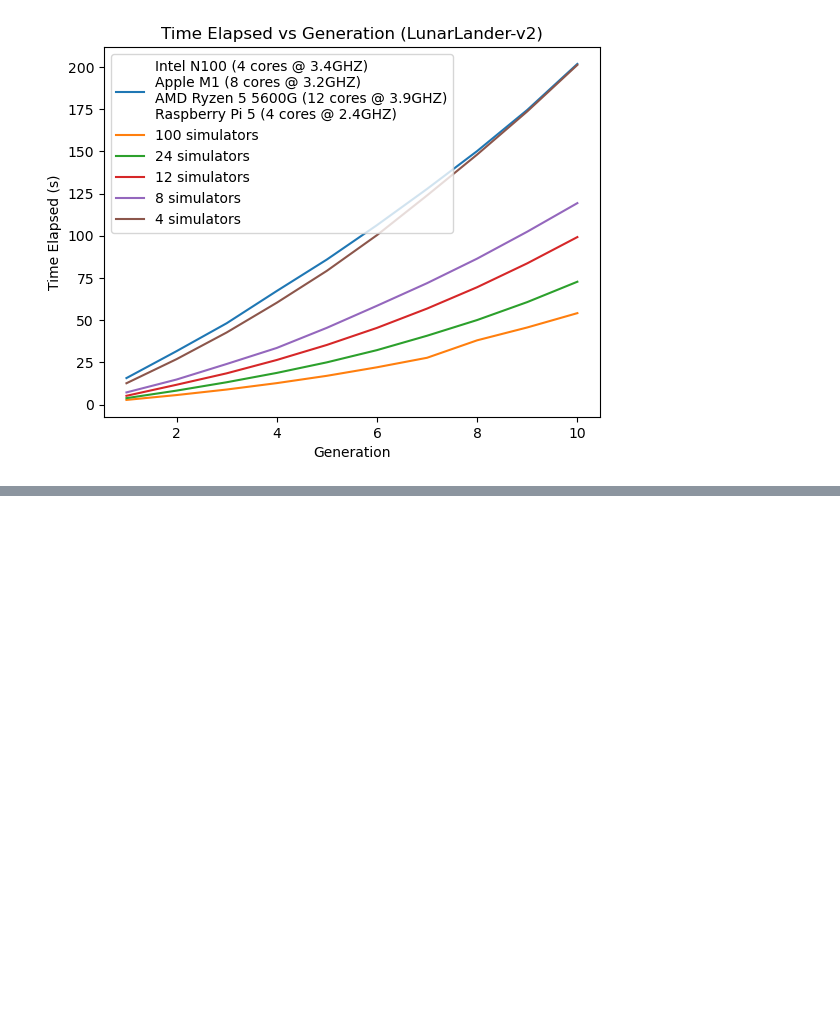
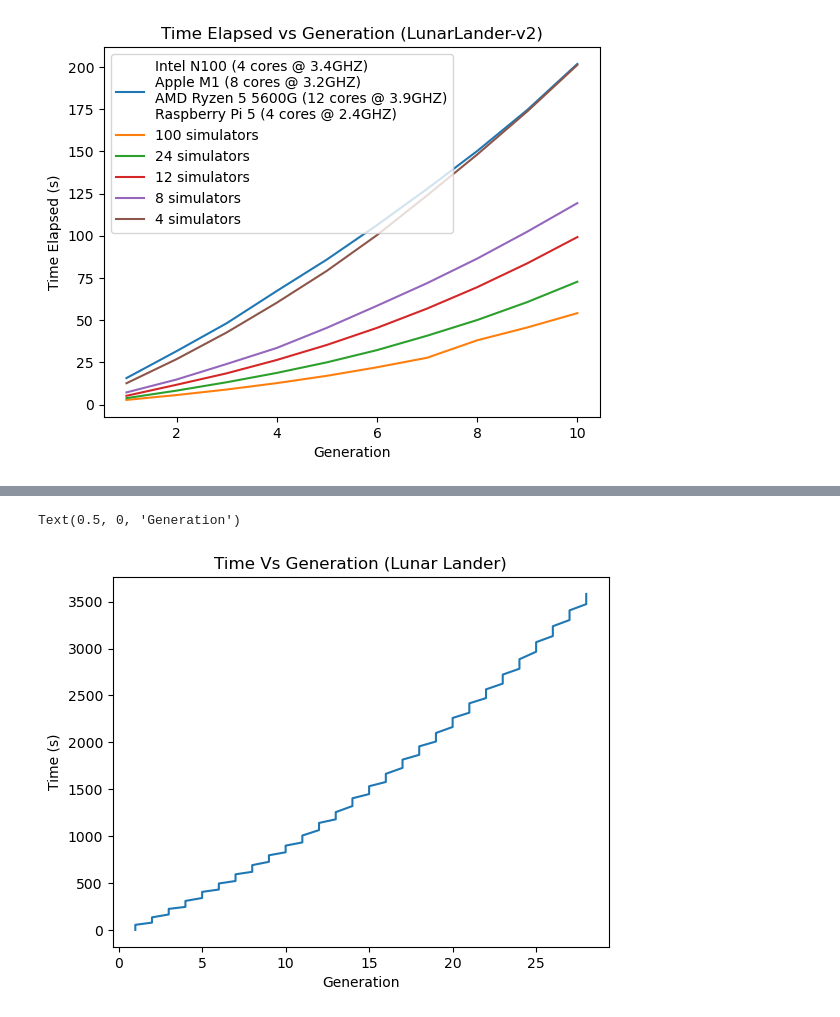
Before and after one commit to bmcnns/distributed-tpg, a Jupyter notebook: lunar_lander_early_benchmarks.ipynb, the cells around one changed output, grey strips where cells are left out. Saved outputs shown, nothing was run; the diff lists cells and outputs as text; code cells hidden in the pictures; blank space fills up the shorter version.

```diff
--- a/lunar_lander_early_benchmarks.ipynb
+++ b/lunar_lander_early_benchmarks.ipynb
@@ -172,0 +254,17 @@ plt.legend()
+# %%
+import matplotlib.pyplot as plt
+
+df = duckdb.query("""
+SELECT * FROM db.public.training
+ORDER BY generation, time
+""").df()
+
+df['time_elapsed'] = df['time'] - df['time'].min()
+
+plt.plot(df['generation'], df['time_elapsed'], label="AMD Ryzen 5 5600G")
+plt.title("Time Vs Generation (Lunar Lander)")
+plt.ylabel("Time (s)")
+plt.xlabel("Generation")
+# %% [output]
+Text(0.5, 0, 'Generation')
+[figure, added]
```
Also changed, not shown: parts of 6 cells of this notebook, 3 other files.
